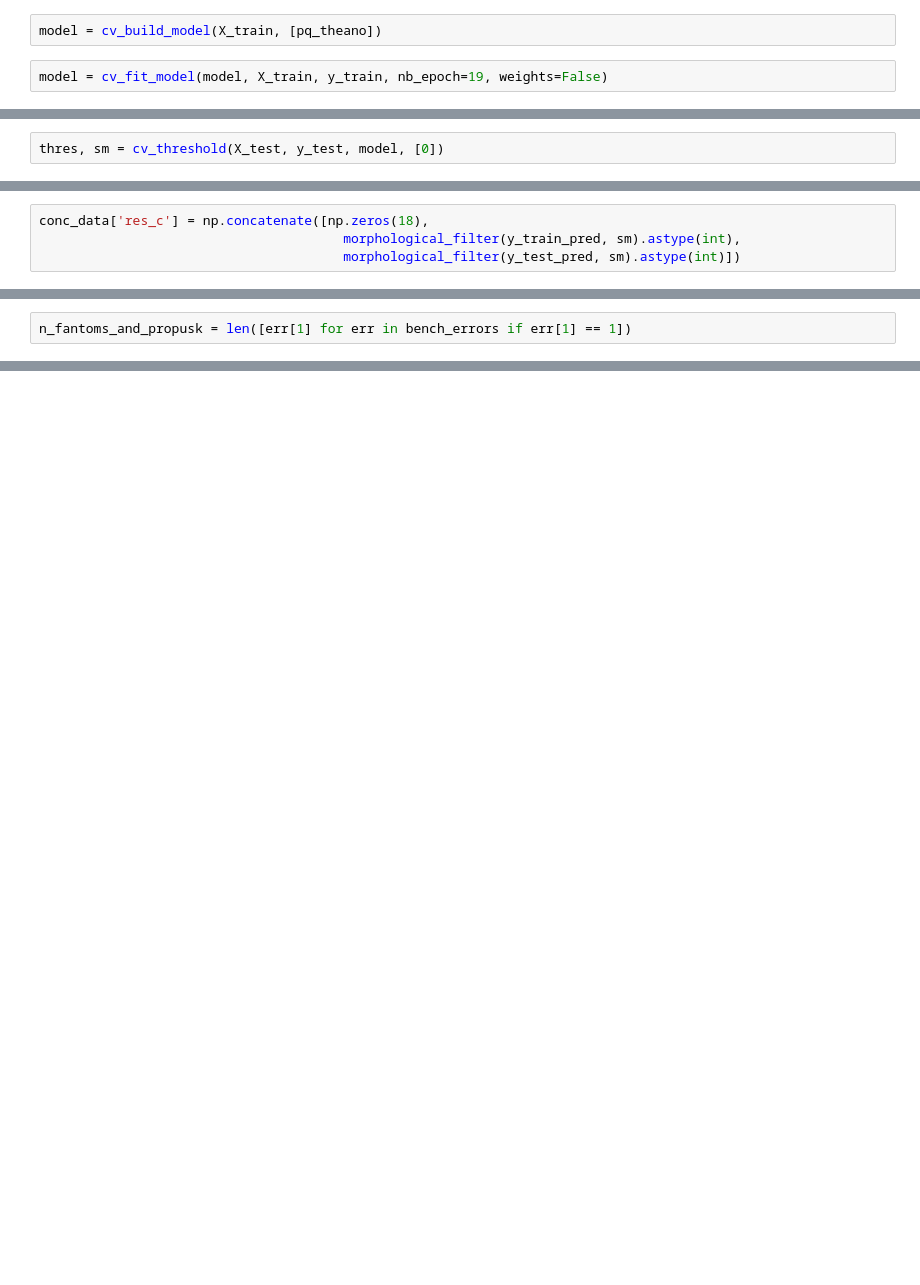
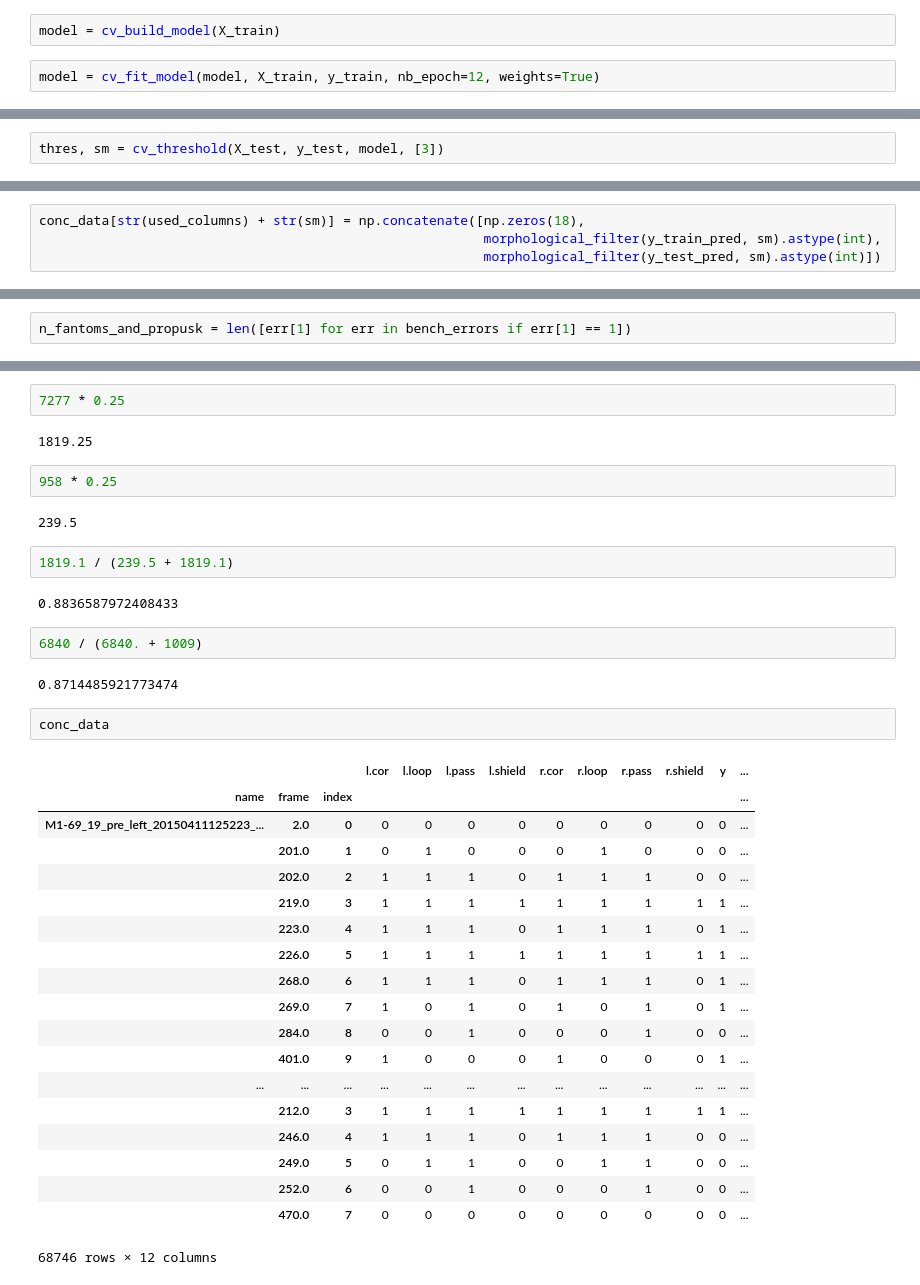
Before and after one commit to elejke/sensors, a Jupyter notebook: final.ipynb, the cells around one changed output, grey strips where cells are left out. Cells and saved outputs as stored; diff of their text form; blank space fills up the shorter version.

Commit message:
new_data model_change

```diff
--- a/final.ipynb
+++ b/final.ipynb
@@ -32,7 +64,7 @@ X_train, X_test, y_train, y_test = train_test_split(conc_data[['r.cor',
                                                     test_size=0.2,
                                                     n_prev=19)
 # %%
-model = cv_build_model(X_train, [pq_theano])
+model = cv_build_model(X_train)
 # %%
-model = cv_fit_model(model, X_train, y_train, nb_epoch=19, weights=False)
+model = cv_fit_model(model, X_train, y_train, nb_epoch=12, weights=True)
 # %% [output]
@@ -42,5 +74,5 @@ Epoch 1/1
 # %%
-thres, sm = cv_threshold(X_test, y_test, model, [0])
+thres, sm = cv_threshold(X_test, y_test, model, [3])
 # %%
 print thres, sm
 # %% [output]
@@ -63,7 +95,7 @@ print approx_pq(y_test, morphological_filter(y_test_pred, sm))[:-1]
 # %%
-conc_data['res_c'] = np.concatenate([np.zeros(18),
-                                       morphological_filter(y_train_pred, sm).astype(int),
-                                       morphological_filter(y_test_pred, sm).astype(int)])
+conc_data[str(used_columns) + str(sm)] = np.concatenate([np.zeros(18),
+                                                         morphological_filter(y_train_pred, sm).astype(int),
+                                                         morphological_filter(y_test_pred, sm).astype(int)])
 # %%
 # approx_pq(conc_data['y'].astype(int), conc_data['r.pass'].astype(int))[:-1]
 # %%
@@ -127,0 +192,38 @@ approx_pq(conc_data['y'].astype(int)[20:], conc_data['res_cor'].astype(int).asty
+# %%
+7277 * 0.25
+# %% [output]
+1819.25
+# %%
+958 * 0.25
+# %% [output]
+239.5
+# %%
+1819.1 / (239.5 + 1819.1)
+# %% [output]
+0.8836587972408433
+# %%
+6840 / (6840. + 1009)
+# %% [output]
+0.8714485921773474
+# %%
+conc_data
+# %% [output]
+|  |  |  | l.cor | l.loop | l.pass | l.shield | r.cor | r.loop | r.pass | r.shield | y | ... |
+| name | frame | index |  |  |  |  |  |  |  |  |  | ... |
+| M1-69_19_pre_left_20150411125223_... | 2.0 | 0 | 0 | 0 | 0 | 0 | 0 | 0 | 0 | 0 | 0 | ... |
+|  | 201.0 | 1 | 0 | 1 | 0 | 0 | 0 | 1 | 0 | 0 | 0 | ... |
+|  | 202.0 | 2 | 1 | 1 | 1 | 0 | 1 | 1 | 1 | 0 | 0 | ... |
+|  | 219.0 | 3 | 1 | 1 | 1 | 1 | 1 | 1 | 1 | 1 | 1 | ... |
+|  | 223.0 | 4 | 1 | 1 | 1 | 0 | 1 | 1 | 1 | 0 | 1 | ... |
+|  | 226.0 | 5 | 1 | 1 | 1 | 1 | 1 | 1 | 1 | 1 | 1 | ... |
+|  | 268.0 | 6 | 1 | 1 | 1 | 0 | 1 | 1 | 1 | 0 | 1 | ... |
+|  | 269.0 | 7 | 1 | 0 | 1 | 0 | 1 | 0 | 1 | 0 | 1 | ... |
+|  | 284.0 | 8 | 0 | 0 | 1 | 0 | 0 | 0 | 1 | 0 | 0 | ... |
+|  | 401.0 | 9 | 1 | 0 | 0 | 0 | 1 | 0 | 0 | 0 | 1 | ... |
+| ... | ... | ... | ... | ... | ... | ... | ... | ... | ... | ... | ... | ... |
+|  | 212.0 | 3 | 1 | 1 | 1 | 1 | 1 | 1 | 1 | 1 | 1 | ... |
+|  | 246.0 | 4 | 1 | 1 | 1 | 0 | 1 | 1 | 1 | 0 | 0 | ... |
+|  | 249.0 | 5 | 0 | 1 | 1 | 0 | 0 | 1 | 1 | 0 | 0 | ... |
+|  | 252.0 | 6 | 0 | 0 | 1 | 0 | 0 | 0 | 1 | 0 | 0 | ... |
+|  | 470.0 | 7 | 0 | 0 | 0 | 0 | 0 | 0 | 0 | 0 | 0 | ... |
+68746 rows × 12 columns
```
Also changed, not shown: parts of 29 cells of this notebook, 3 other files.
